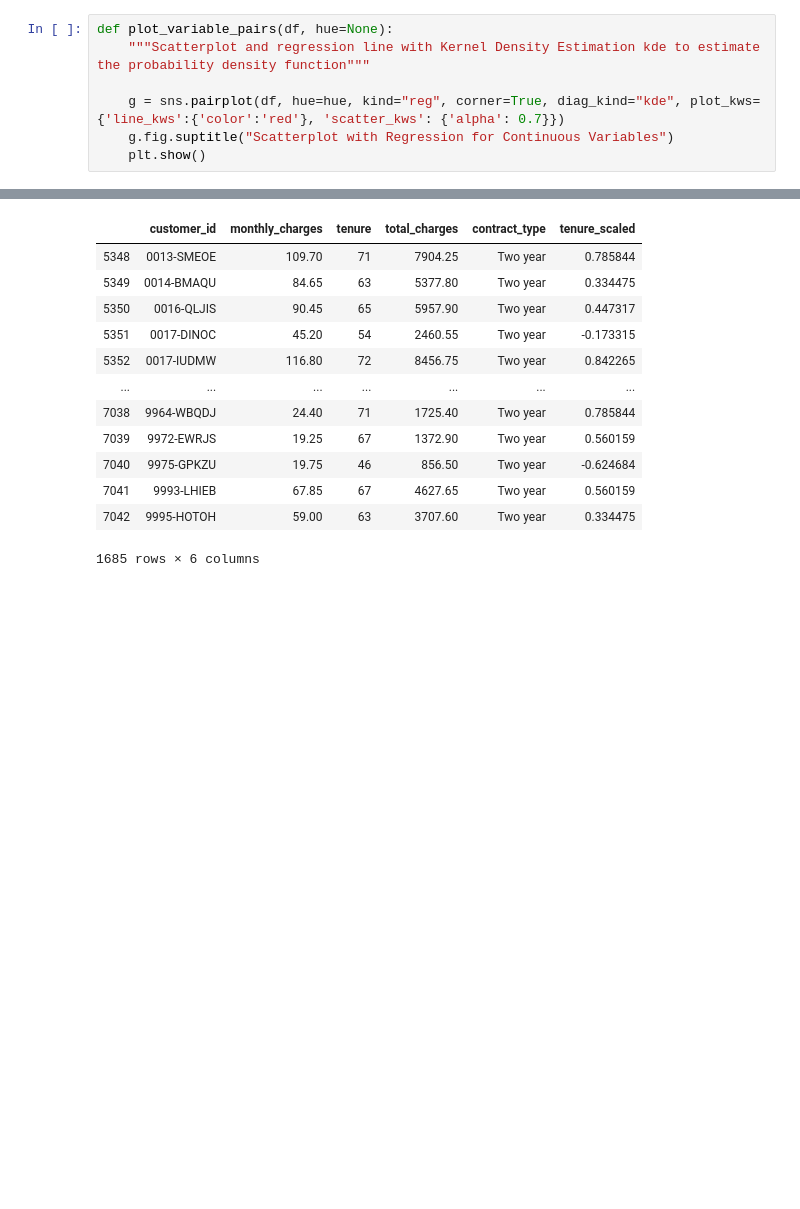
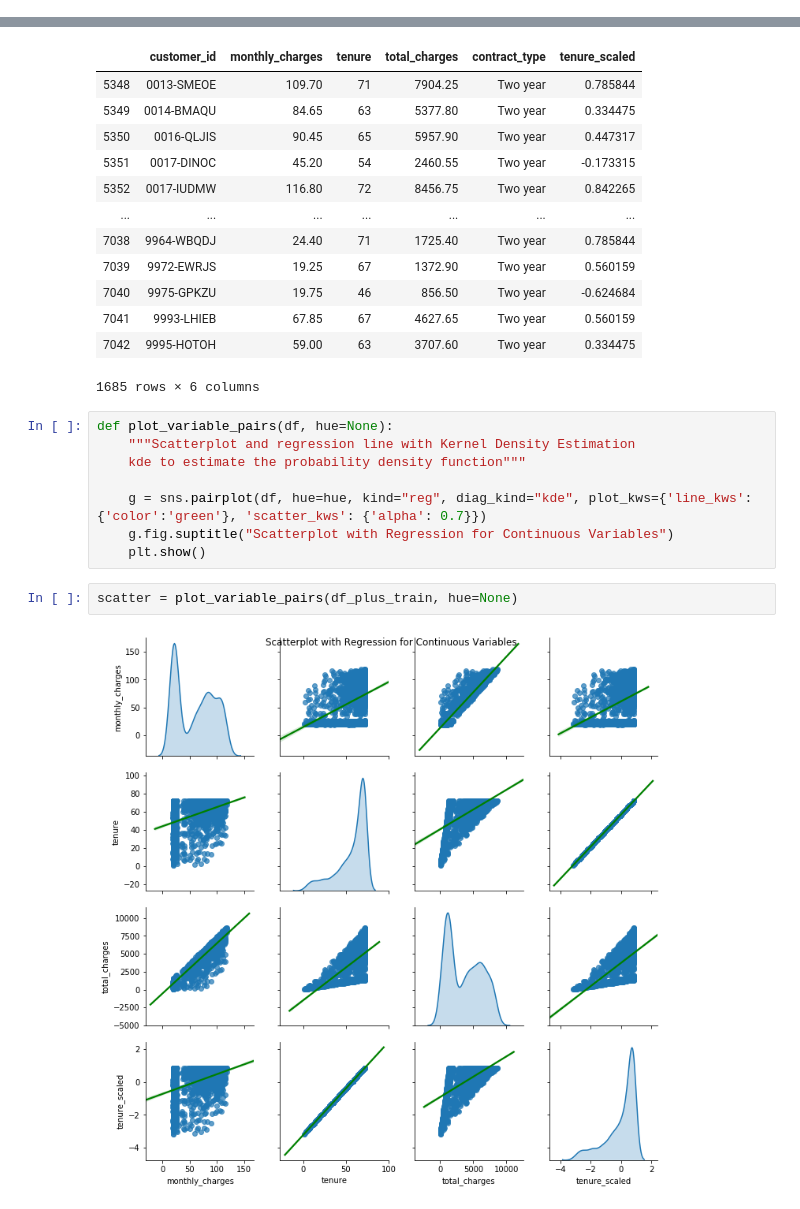
Before and after one commit to JadaShipp/ds-methodologies-exercises, a Jupyter notebook: regression/explore_exercises.ipynb, the cells around one changed output, grey strips where cells are left out. Saved outputs shown, nothing was run; the diff lists cells and outputs as text; blank space fills up the shorter version.

Commit message:
Completed first two functions

```diff
--- a/regression/explore_exercises.ipynb
+++ b/regression/explore_exercises.ipynb
@@ -35,13 +36,6 @@ X_train.head(1), X_test.head(1)
  5653      72)
 # %%
 scaler, X_train_scaled, X_test_scaled = split_scale.standard_scaler(X_train, X_test)
-# %%
-def plot_variable_pairs(df, hue=None):
-    """Scatterplot and regression line with Kernel Density Estimation kde to estimate the probability density function"""
-
-    g = sns.pairplot(df, hue=hue, kind="reg", corner=True, diag_kind="kde", plot_kws={'line_kws':{'color':'red'}, 'scatter_kws': {'alpha': 0.7}})
-    g.fig.suptitle("Scatterplot with Regression for Continuous Variables")
-    plt.show()
 # %%
 df_plus_train = split_scale.merge_standard_scaled_to_original(df)
 df_plus_train
@@ -59,3 +53,15 @@ df_plus_train
 | 7041 | 9993-LHIEB | 67.85 | 67 | 4627.65 | Two year | 0.560159 |
 | 7042 | 9995-HOTOH | 59.00 | 63 | 3707.60 | Two year | 0.334475 |
 1685 rows × 6 columns
+# %%
+def plot_variable_pairs(df, hue=None):
+    """Scatterplot and regression line with Kernel Density Estimation
+    kde to estimate the probability density function"""
+
+    g = sns.pairplot(df, hue=hue, kind="reg", diag_kind="kde", plot_kws={'line_kws':{'color':'green'}, 'scatter_kws': {'alpha': 0.7}})
+    g.fig.suptitle("Scatterplot with Regression for Continuous Variables")
+    plt.show()
+# %%
+scatter = plot_variable_pairs(df_plus_train, hue=None)
+# %% [output]
+[figure, added]
```
Also changed, not shown: parts of 6 cells of this notebook.
